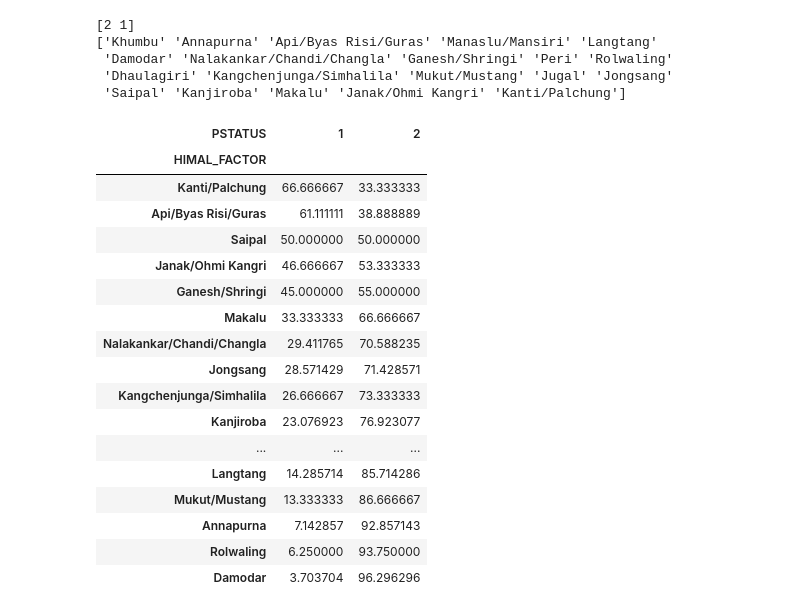
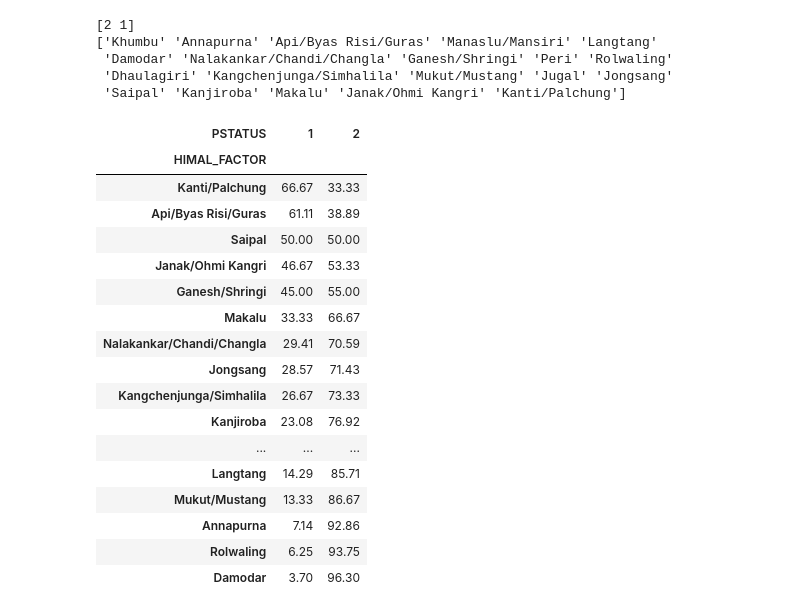
Before and after one commit to k10sj02/tidy-pydy-tuesday, a Jupyter notebook: 2025_01_21_himalayan_expeditions.ipynb, the cells around one changed output. Drawn from its saved outputs; the diff is of its cells as text; code cells hidden in the pictures.

```diff
--- a/2025_01_21_himalayan_expeditions.ipynb
+++ b/2025_01_21_himalayan_expeditions.ipynb
@@ -222,29 +222,29 @@ print(peaks_tidy['HIMAL_FACTOR'].unique())
 # %%
 table = pd.crosstab(
     peaks_tidy['HIMAL_FACTOR'], # index: unique values become the ROWS of the table
     peaks_tidy['PSTATUS'], # columns: unique values become the COLUMNS of the table
-    normalize='index').mul(100)
+    normalize='index').mul(100).round(2)
 
 table.sort_values(by=1, ascending=False)
 # %% [output]
 | PSTATUS | 1 | 2 |
 | HIMAL_FACTOR |  |  |
-| Kanti/Palchung | 66.666667 | 33.333333 |
-| Api/Byas Risi/Guras | 61.111111 | 38.888889 |
-| Saipal | 50.000000 | 50.000000 |
-| Janak/Ohmi Kangri | 46.666667 | 53.333333 |
-| Ganesh/Shringi | 45.000000 | 55.000000 |
-| Makalu | 33.333333 | 66.666667 |
-| Nalakankar/Chandi/Changla | 29.411765 | 70.588235 |
-| Jongsang | 28.571429 | 71.428571 |
-| Kangchenjunga/Simhalila | 26.666667 | 73.333333 |
-| Kanjiroba | 23.076923 | 76.923077 |
+| Kanti/Palchung | 66.67 | 33.33 |
+| Api/Byas Risi/Guras | 61.11 | 38.89 |
+| Saipal | 50.00 | 50.00 |
+| Janak/Ohmi Kangri | 46.67 | 53.33 |
+| Ganesh/Shringi | 45.00 | 55.00 |
+| Makalu | 33.33 | 66.67 |
+| Nalakankar/Chandi/Changla | 29.41 | 70.59 |
+| Jongsang | 28.57 | 71.43 |
+| Kangchenjunga/Simhalila | 26.67 | 73.33 |
+| Kanjiroba | 23.08 | 76.92 |
 | ... | ... | ... |
-| Langtang | 14.285714 | 85.714286 |
-| Mukut/Mustang | 13.333333 | 86.666667 |
-| Annapurna | 7.142857 | 92.857143 |
-| Rolwaling | 6.250000 | 93.750000 |
-| Damodar | 3.703704 | 96.296296 |
+| Langtang | 14.29 | 85.71 |
+| Mukut/Mustang | 13.33 | 86.67 |
+| Annapurna | 7.14 | 92.86 |
+| Rolwaling | 6.25 | 93.75 |
+| Damodar | 3.70 | 96.30 |
 # %%
 # 2. Which mountain range (HIMAL_FACTOR) has the highest average peak height (HEIGHTM)?
 # 3. What is the distribution of peak heights (HEIGHTM) for peaks that are open (OPEN) versus not open?
```
